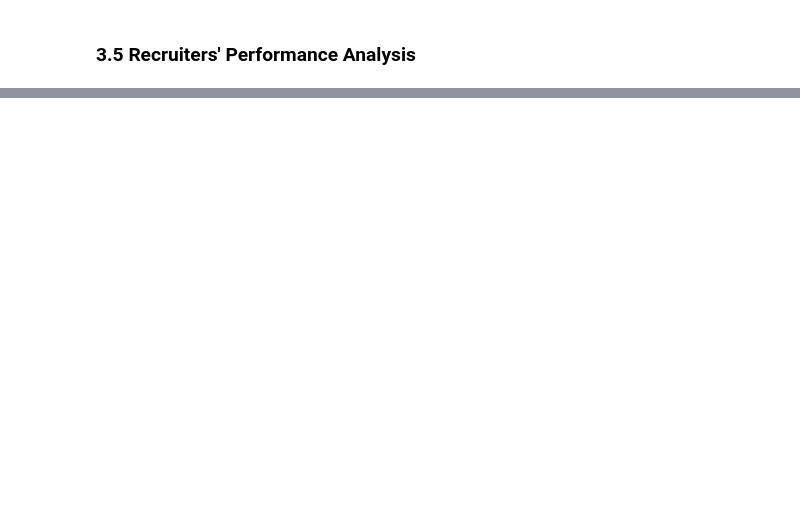
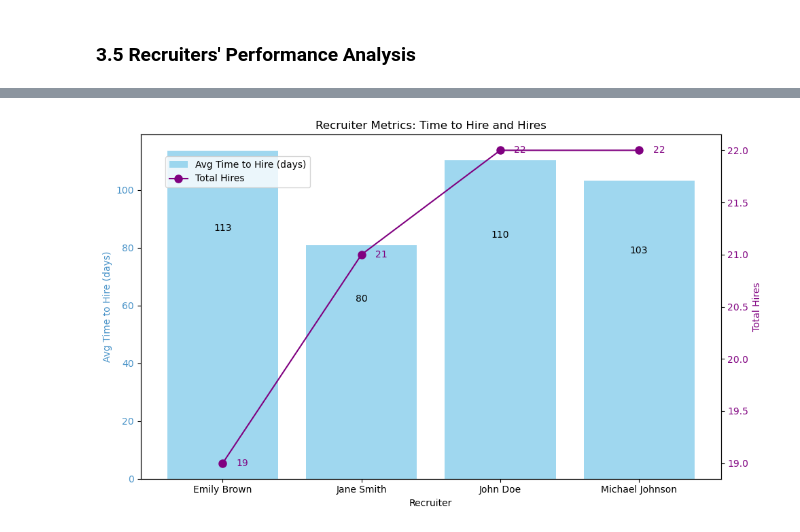
Before and after one commit to Molly503/Recruiting-Metrics, a Jupyter notebook: recruiting metrics-jie.ipynb, the cells around one changed output, grey strips where cells are left out. Cells and saved outputs as stored; diff of their text form; code cells hidden in the pictures; blank space fills up the shorter version.

```diff
--- a/recruiting metrics-jie.ipynb
+++ b/recruiting metrics-jie.ipynb
@@ -679,3 +624,74 @@ plt.show()  # Displays the second plot
+# %%
+import matplotlib.pyplot as plt
+
+# Visualization with adjusted Y-axis label color
+
+fig, ax1 = plt.subplots(figsize=(10, 6))
+
+# Custom colors
+bar_color = 'skyblue'  # Light blue for bars
+line_color = 'purple'  # Purple for the line chart
+axis_label_color = '#4a94c9'  # Slightly deeper than sky blue
+
+# Plot Avg Time to Hire as bars
+bars = ax1.bar(
+    recruiter_metrics['Recruiter'],
+    recruiter_metrics['Avg Time to Hire (days)'],
+    label='Avg Time to Hire (days)',
+    color=bar_color,
+    alpha=0.8
+)
+ax1.set_ylabel('Avg Time to Hire (days)', color=axis_label_color)
+ax1.set_xlabel('Recruiter')
+ax1.tick_params(axis='y', labelcolor=axis_label_color)
+ax1.set_title('Recruiter Metrics: Time to Hire and Hires')
+
+# Add numbers inside bars at 3/4 height
+for bar in bars:
+    height = bar.get_height()
+    ax1.text(
+        bar.get_x() + bar.get_width() / 2,
+        height * 0.75,  # 3/4 of the bar height
+        f'{int(height)}',
+        ha='center',
+        va='bottom',
+        fontsize=10,
+        color='black'
+    )
+
+# Plot Total Hires on a secondary axis as a line chart
+ax2 = ax1.twinx()
+points = ax2.plot(
+    recruiter_metrics['Recruiter'],
+    recruiter_metrics['Total Hires'],
+    label='Total Hires',
+    color=line_color,
+    marker='o',
+    markersize=8,
+    linestyle='-'
+)
+ax2.set_ylabel('Total Hires', color=line_color)
+ax2.tick_params(axis='y', labelcolor=line_color)
+
+# Add numbers on line chart points to the right of each point
+for i, txt in enumerate(recruiter_metrics['Total Hires']):
+    ax2.text(
+        i + 0.1,  # Slightly to the right of the point
+        txt,
+        f'{txt}',
+        ha='left',
+        va='center',
+        fontsize=10,
+        color=line_color
+    )
+
+# Add legend and show the plot
+fig.legend(loc='upper left', bbox_to_anchor=(0.1, 0.9))
+plt.xticks(rotation=45)
+plt.tight_layout()
+plt.show()
+# %% [output]
+[figure, added]
 # %% [markdown]
 
 
```
Also changed, not shown: parts of 8 cells of this notebook, 8 other files.
